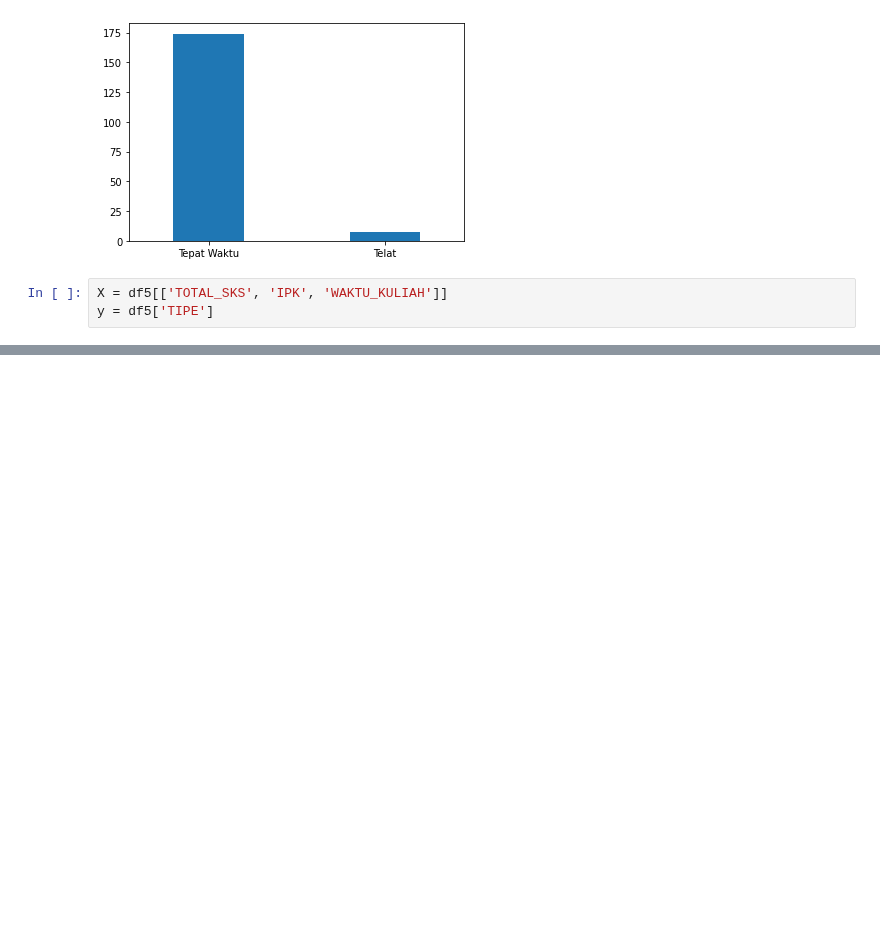
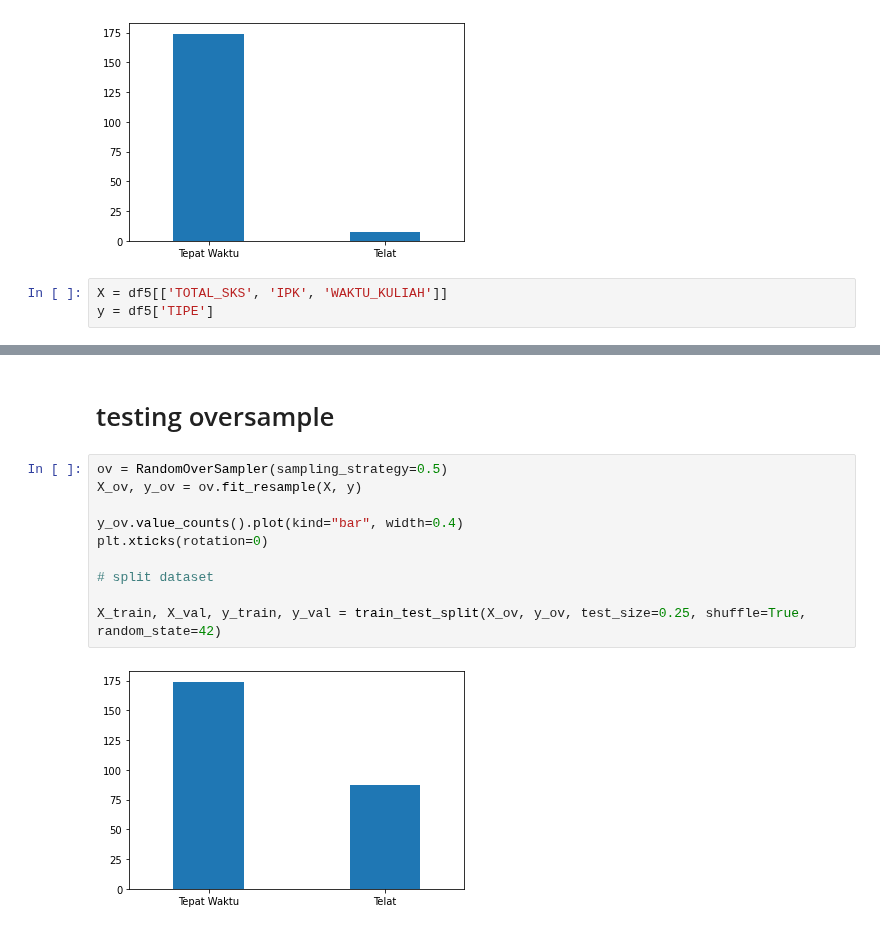
Before and after one commit to FelixFern/ISFEST-ODE, a Jupyter notebook: Modelling.ipynb, the cells around one changed output, grey strips where cells are left out. Cells and saved outputs as stored; diff of their text form; blank space fills up the shorter version.

```diff
--- a/Modelling.ipynb
+++ b/Modelling.ipynb
@@ -268,0 +271,14 @@ sns.boxplot(data=results_df, palette='pastel')
+# %% [markdown]
+# testing oversample
+# %%
+ov = RandomOverSampler(sampling_strategy=0.5)
+X_ov, y_ov = ov.fit_resample(X, y)
+
+y_ov.value_counts().plot(kind="bar", width=0.4)
+plt.xticks(rotation=0)
+
+# split dataset
+
+X_train, X_val, y_train, y_val = train_test_split(X_ov, y_ov, test_size=0.25, shuffle=True, random_state=42)
+# %% [output]
+[figure, added]
```
Also changed, not shown: parts of 5 cells of this notebook.
